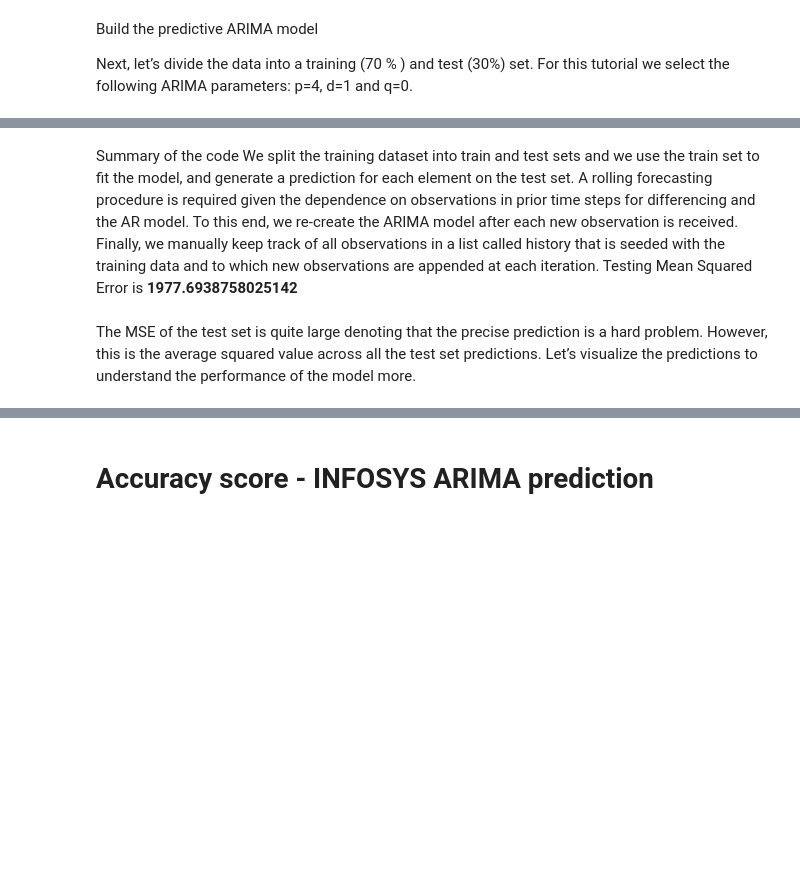
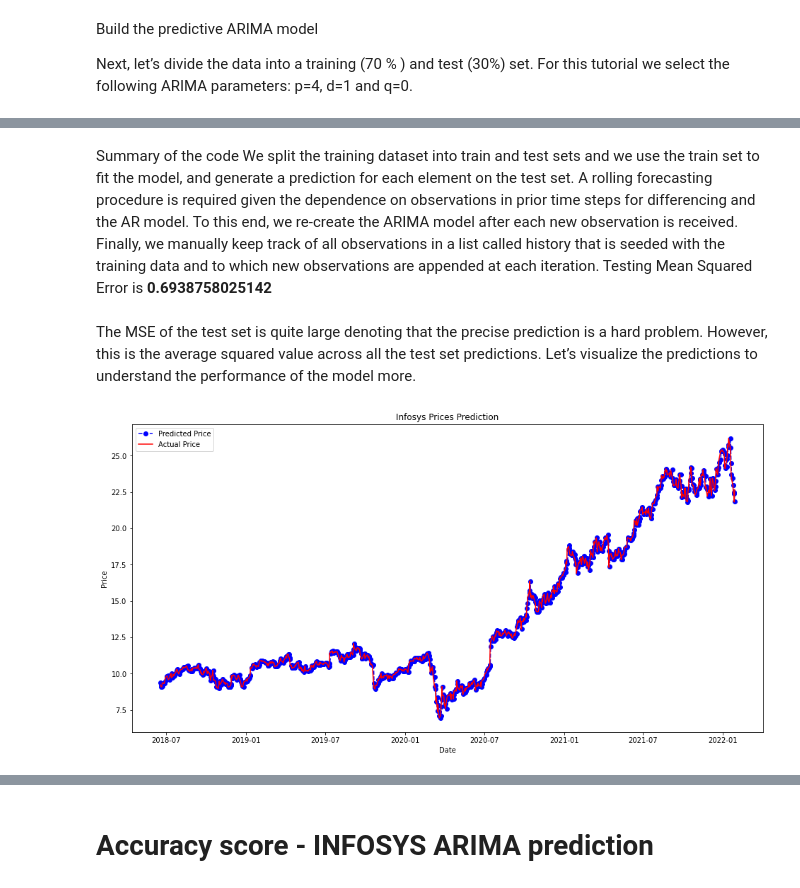
Before and after one commit to neetinds/MTECH-CPAD_G30-London-Borough, a Jupyter notebook: MTECH_Stock_Price_Prediction_Using_LSTM_&_ARIMA.ipynb, the cells around one changed output, grey strips where cells are left out. Saved outputs shown, nothing was run; the diff lists cells and outputs as text; code cells hidden in the pictures; blank space fills up the shorter version.

```diff
--- a/MTECH_Stock_Price_Prediction_Using_LSTM_&_ARIMA.ipynb
+++ b/MTECH_Stock_Price_Prediction_Using_LSTM_&_ARIMA.ipynb
@@ -639,17 +644,19 @@ print('Testing Mean Squared Error is {}'.format(MSE_error))
 # %% [markdown]
-Summary of the code We split the training dataset into train and test sets and we use the train set to fit the model, and generate a prediction for each element on the test set. A rolling forecasting procedure is required given the dependence on observations in prior time steps for differencing and the AR model. To this end, we re-create the ARIMA model after each new observation is received. Finally, we manually keep track of all observations in a list called history that is seeded with the training data and to which new observations are appended at each iteration. Testing Mean Squared Error is **1977.6938758025142**
+Summary of the code We split the training dataset into train and test sets and we use the train set to fit the model, and generate a prediction for each element on the test set. A rolling forecasting procedure is required given the dependence on observations in prior time steps for differencing and the AR model. To this end, we re-create the ARIMA model after each new observation is received. Finally, we manually keep track of all observations in a list called history that is seeded with the training data and to which new observations are appended at each iteration. Testing Mean Squared Error is **0.6938758025142**
 # %% [markdown]
 The MSE of the test set is quite large denoting that the precise prediction is a hard problem. However, this is the average squared value across all the test set predictions. Let’s visualize the predictions to understand the performance of the model more.
 # %%
 test_set_range = Adata[int(len(Adata)*0.7):].index
 plt.figure(figsize=(16,8))
 plt.plot(test_set_range, model_predictions, color='blue', marker='o', linestyle='dashed',label='Predicted Price')
 plt.plot(test_set_range, test_data, color='red', label='Actual Price')
-plt.title('Amazon Prices Prediction')
+plt.title('Infosys Prices Prediction')
 plt.xlabel('Date')
 plt.ylabel('Price')
 plt.legend()
 plt.show()
+# %% [output]
+[figure, added]
 # %%
 #Get records from dataframe to plot VALID tabular comparison of Close Prediction
 Adata = Adata.filter(['Close'])
```
Also changed, not shown: parts of 15 cells of this notebook.
